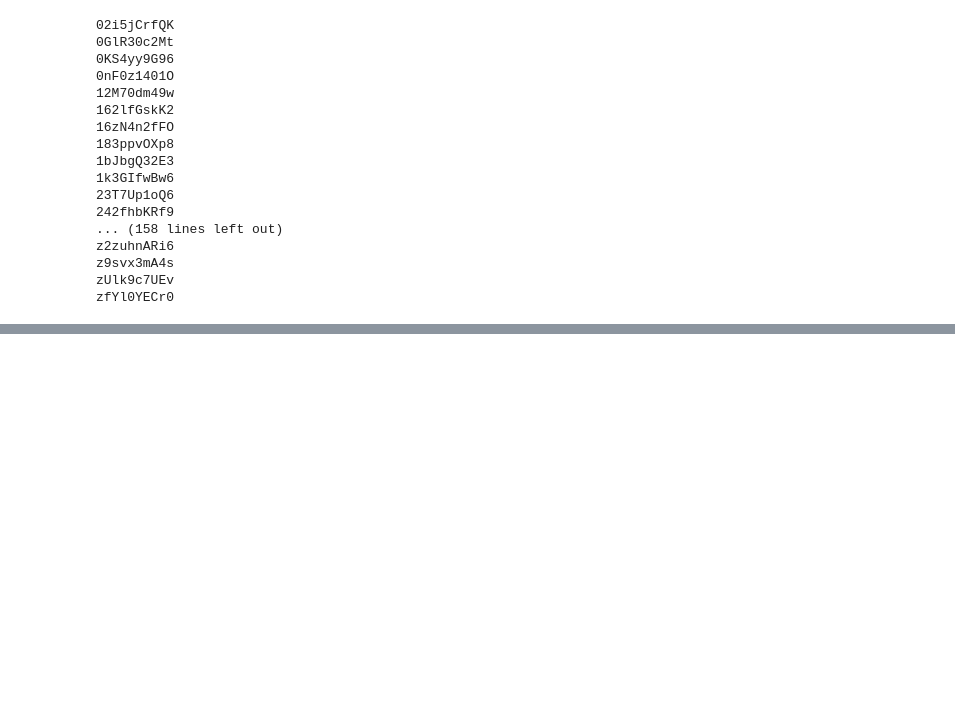
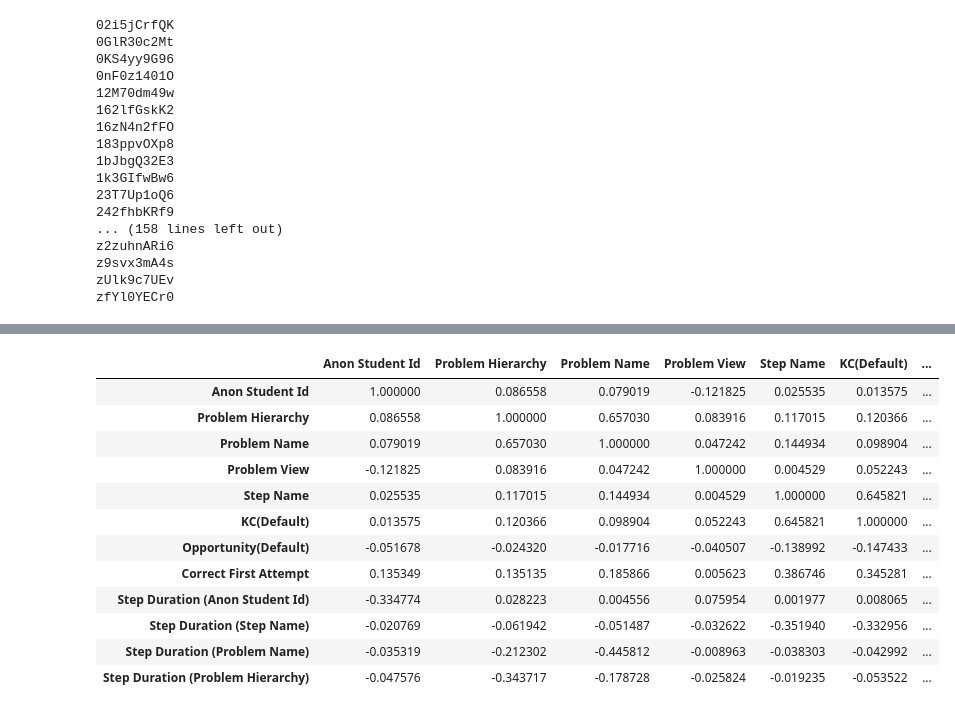
Before and after one commit to bin-soo/CS150A-Project, a Jupyter notebook: new_explore.ipynb, the cells around one changed output, grey strips where cells are left out. Cells and saved outputs as stored; diff of their text form; code cells hidden in the pictures; blank space fills up the shorter version.

```diff
--- a/new_explore.ipynb
+++ b/new_explore.ipynb
@@ -677,0 +655,6 @@ plt.show()
+# %%
+#encode some features then get the correlation
+newtraindata = "data/target_clear_train.csv"
+newtraindata = pd.read_csv(newtraindata)
+# %%
+names = ["Anon Student Id", "Problem Hierarchy", "Problem Name", "Problem View", "Step Name", "KC(Default)", "Opportunity(Default)", "Correct First Attempt"]
@@ -677,0 +674,21 @@ plt.show()
+# %%
+names.append("Step Duration (Anon Student Id)")
+names.append("Step Duration (Step Name)")
+names.append("Step Duration (Problem Name)")
+names.append("Step Duration (Problem Hierarchy)")
+corrt = newtraindata[names].corr()
+corrt
+# %% [output]
+|  | Anon Student Id | Problem Hierarchy | Problem Name | Problem View | Step Name | KC(Default) | ... |
+| Anon Student Id | 1.000000 | 0.086558 | 0.079019 | -0.121825 | 0.025535 | 0.013575 | ... |
+| Problem Hierarchy | 0.086558 | 1.000000 | 0.657030 | 0.083916 | 0.117015 | 0.120366 | ... |
+| Problem Name | 0.079019 | 0.657030 | 1.000000 | 0.047242 | 0.144934 | 0.098904 | ... |
+| Problem View | -0.121825 | 0.083916 | 0.047242 | 1.000000 | 0.004529 | 0.052243 | ... |
+| Step Name | 0.025535 | 0.117015 | 0.144934 | 0.004529 | 1.000000 | 0.645821 | ... |
+| KC(Default) | 0.013575 | 0.120366 | 0.098904 | 0.052243 | 0.645821 | 1.000000 | ... |
+| Opportunity(Default) | -0.051678 | -0.024320 | -0.017716 | -0.040507 | -0.138992 | -0.147433 | ... |
+| Correct First Attempt | 0.135349 | 0.135135 | 0.185866 | 0.005623 | 0.386746 | 0.345281 | ... |
+| Step Duration (Anon Student Id) | -0.334774 | 0.028223 | 0.004556 | 0.075954 | 0.001977 | 0.008065 | ... |
+| Step Duration (Step Name) | -0.020769 | -0.061942 | -0.051487 | -0.032622 | -0.351940 | -0.332956 | ... |
+| Step Duration (Problem Name) | -0.035319 | -0.212302 | -0.445812 | -0.008963 | -0.038303 | -0.042992 | ... |
+| Step Duration (Problem Hierarchy) | -0.047576 | -0.343717 | -0.178728 | -0.025824 | -0.019235 | -0.053522 | ... |
```
Also changed, not shown: parts of 16 cells of this notebook, 12 other files.
